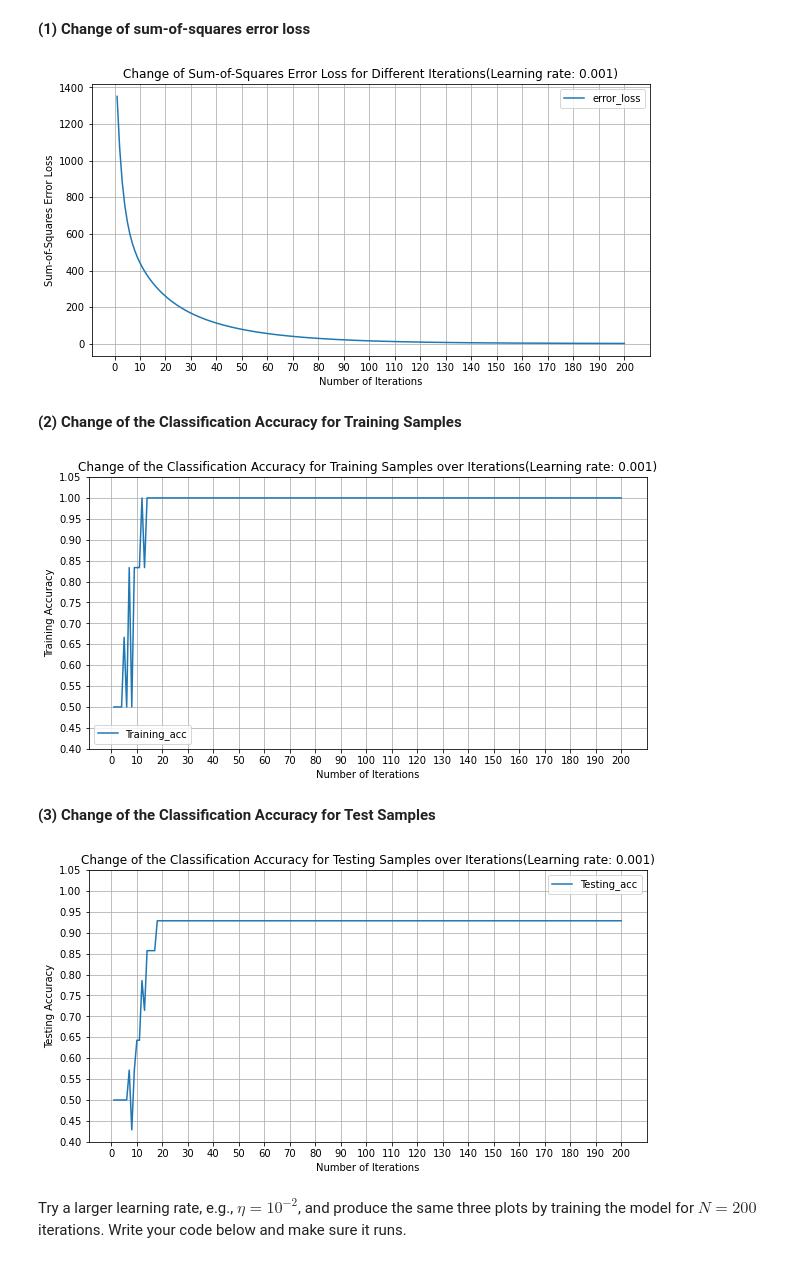
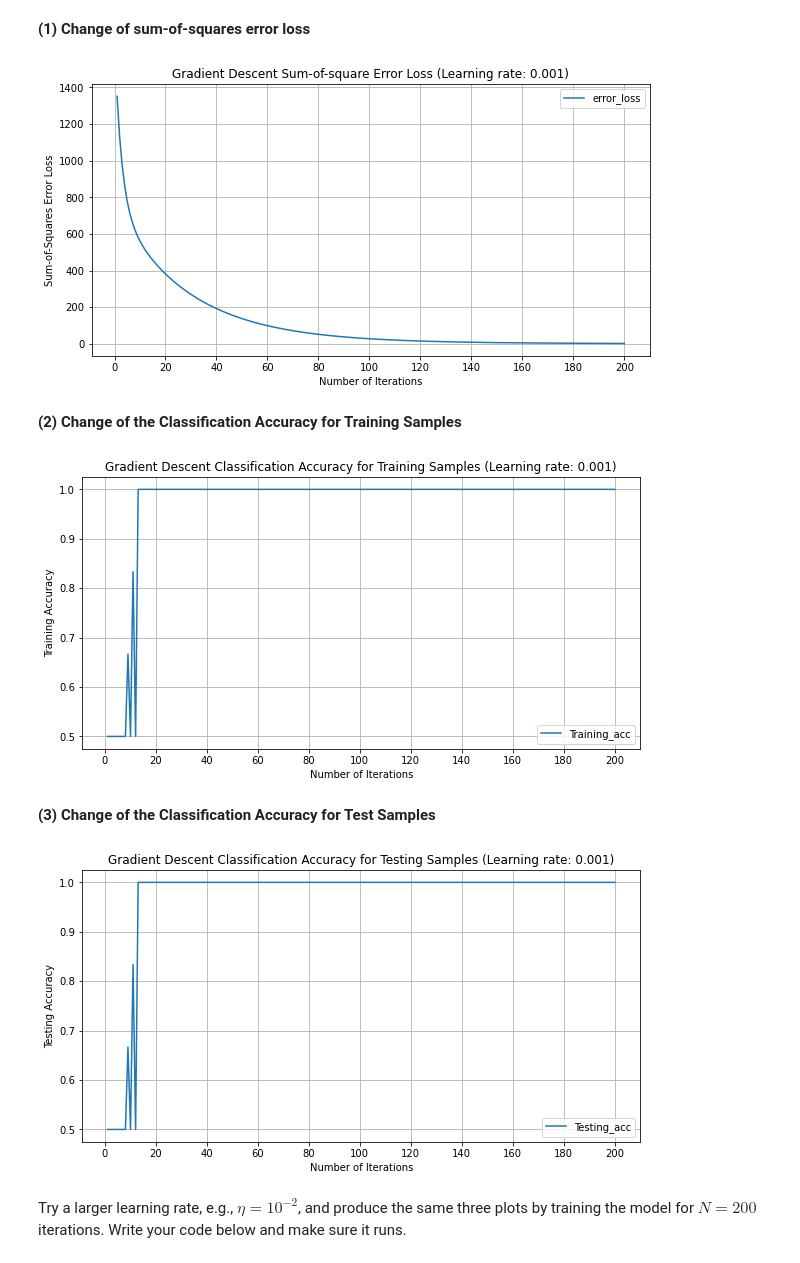
Before and after one commit to ZyWang7/Face-Recognition, a Jupyter notebook: 24112-Lab2-S-Practice2.ipynb, the cells around one changed output. Drawn from its saved outputs; the diff is of its cells as text; code cells hidden in the pictures.

Commit message:
Modify draw plot method for later evaluate use and Evalute SGD

```diff
--- a/24112-Lab2-S-Practice2.ipynb
+++ b/24112-Lab2-S-Practice2.ipynb
@@ -480,9 +480,9 @@ def draw_error_loss(y, l_rate):
     plt.grid()
     plt.show()
 # %%
-draw_error_loss(cost_all, 0.001)
+draw_error_loss("Gradient Descent", cost_all, 0.001, 200)
 # %% [output]
-[figure, old version]
+[figure, new version]
 # %% [markdown]
 **(2) Change of the Classification Accuracy for Training Samples**
 # %%
@@ -512,33 +512,33 @@ def acc(N, w_all, data, labels):
         accs.append(accuracy)
     return accs
 # %%
-def draw_acc(y, data_type, l_rate):
-    x = np.array(list(range(1,201)))
+def draw_acc(method, y, data_type, l_rate, N):
+    x = np.array(list(range(1, N+1)))
     plt.figure(figsize=(10,5))
     plt.plot(x, y,label= data_type + "_acc")
 
     plt.xlabel("Number of Iterations")
     plt.ylabel(data_type + " Accuracy")
-    plt.title("Change of the Classification Accuracy for " + data_type + " Samples over Iterations(Learning rate: " + str(l_rate) + ")")
-    plt.xticks(np.arange(start=0, stop=201, step=10))
-    plt.yticks(np.arange(start=0.4, stop=1.1, step=0.05))
+    plt.title( method + " Classification Accuracy for " + data_type + " Samples (Learning rate: " + str(l_rate) + ")")
+    plt.xticks(np.arange(start=0, stop=N+1, step=N//10))
+    # plt.yticks(np.arange(start=0.4, stop=1.1, step=0.05))
     plt.legend()
     plt.grid()
     plt.show()
 # %%
 # get list of accuracies
 train_accuracy = acc(N, w_all, tr_1_30_data, tr_1_30_label)
-draw_acc(train_accuracy, "Training", 0.001)
+draw_acc("Gradient Descent", train_accuracy, "Training", 0.001, 200)
 # %% [output]
-[figure, old version]
+[figure, new version]
 # %% [markdown]
 **(3) Change of the Classification Accuracy for Test Samples**
 # %%
 # get list of accuracies for testing samples
 test_accuracy = acc(N, w_all, te_1_30_data, te_1_30_label)
-draw_acc(test_accuracy, "Testing", 0.001)
+draw_acc("Gradient Descent", train_accuracy, "Testing", 0.001, 200)
 # %% [output]
-[figure, old version]
+[figure, new version]
 # %% [markdown]
 Try a larger learning rate, e.g., $\eta=10^{-2}$, and produce the same three plots by training the model for $N=200$ iterations. Write your code below and make sure it runs.
 # %%
```
Also changed, not shown: parts of 7 cells of this notebook.
